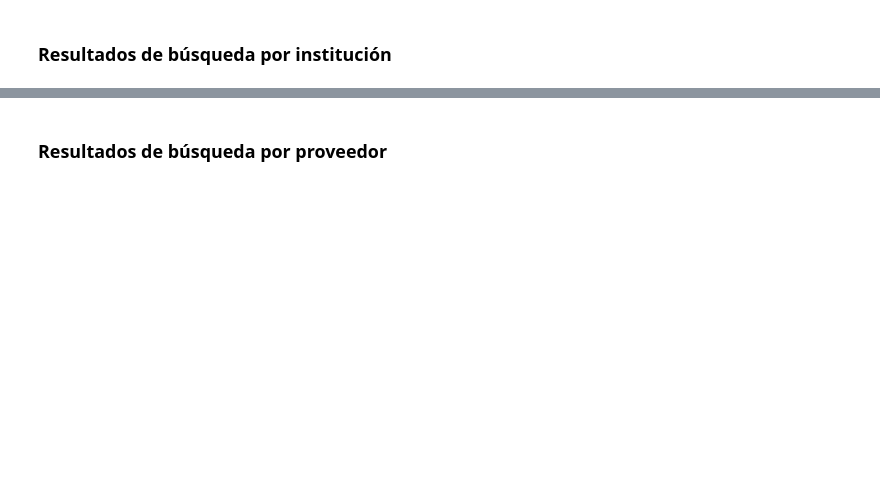
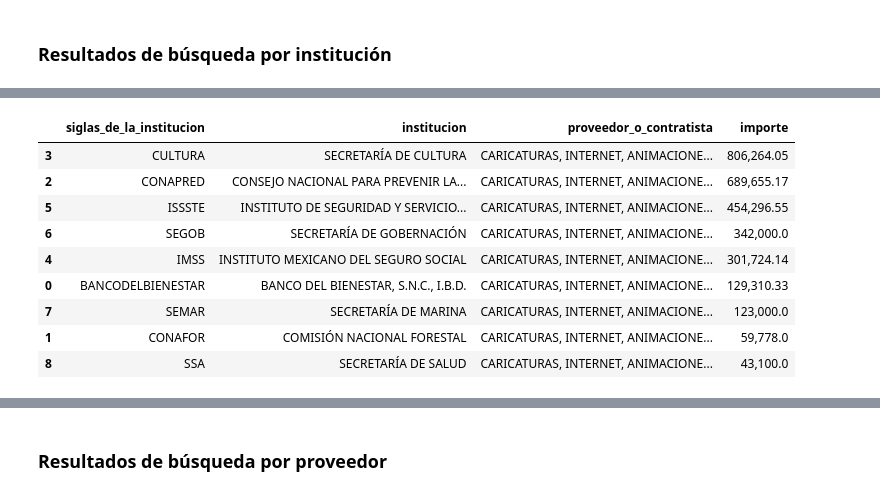
Before and after one commit to artiherrera/analisis_compranet, a Jupyter notebook: notebooks/2.0-buscador_consolidado.ipynb, the cells around one changed output, grey strips where cells are left out. Cells and saved outputs as stored; diff of their text form; code cells hidden in the pictures; blank space fills up the shorter version.

```diff
--- a/notebooks/2.0-buscador_consolidado.ipynb
+++ b/notebooks/2.0-buscador_consolidado.ipynb
@@ -223,3 +236,24 @@ ins_df
+# %%
+pd.options.display.float_format = '{:,}'.format
+
+ins_df=buscar.groupby(['siglas_de_la_institucion', 'institucion', 'proveedor_o_contratista']).agg({'importe':'sum'}).reset_index()
+
+ins_df.sort_values(by='importe', ascending=False, inplace=True)
+#institucion.set_index('Institución', inplace=True)
+
+proveedor = ins_df['proveedor_o_contratista'].iloc[0]
+ins_df
+# %% [output]
+|  | siglas_de_la_institucion | institucion | proveedor_o_contratista | importe |
+| 3 | CULTURA | SECRETARÍA DE CULTURA | CARICATURAS, INTERNET, ANIMACIONE... | 806,264.05 |
+| 2 | CONAPRED | CONSEJO NACIONAL PARA PREVENIR LA... | CARICATURAS, INTERNET, ANIMACIONE... | 689,655.17 |
+| 5 | ISSSTE | INSTITUTO DE SEGURIDAD Y SERVICIO... | CARICATURAS, INTERNET, ANIMACIONE... | 454,296.55 |
+| 6 | SEGOB | SECRETARÍA DE GOBERNACIÓN | CARICATURAS, INTERNET, ANIMACIONE... | 342,000.0 |
+| 4 | IMSS | INSTITUTO MEXICANO DEL SEGURO SOCIAL | CARICATURAS, INTERNET, ANIMACIONE... | 301,724.14 |
+| 0 | BANCODELBIENESTAR | BANCO DEL BIENESTAR, S.N.C., I.B.D. | CARICATURAS, INTERNET, ANIMACIONE... | 129,310.33 |
+| 7 | SEMAR | SECRETARÍA DE MARINA | CARICATURAS, INTERNET, ANIMACIONE... | 123,000.0 |
+| 1 | CONAFOR | COMISIÓN NACIONAL FORESTAL | CARICATURAS, INTERNET, ANIMACIONE... | 59,778.0 |
+| 8 | SSA | SECRETARÍA DE SALUD | CARICATURAS, INTERNET, ANIMACIONE... | 43,100.0 |
 # %%
 import matplotlib.pyplot as plt
 import matplotlib.ticker as ticker
```
Also changed, not shown: parts of 7 cells of this notebook.
